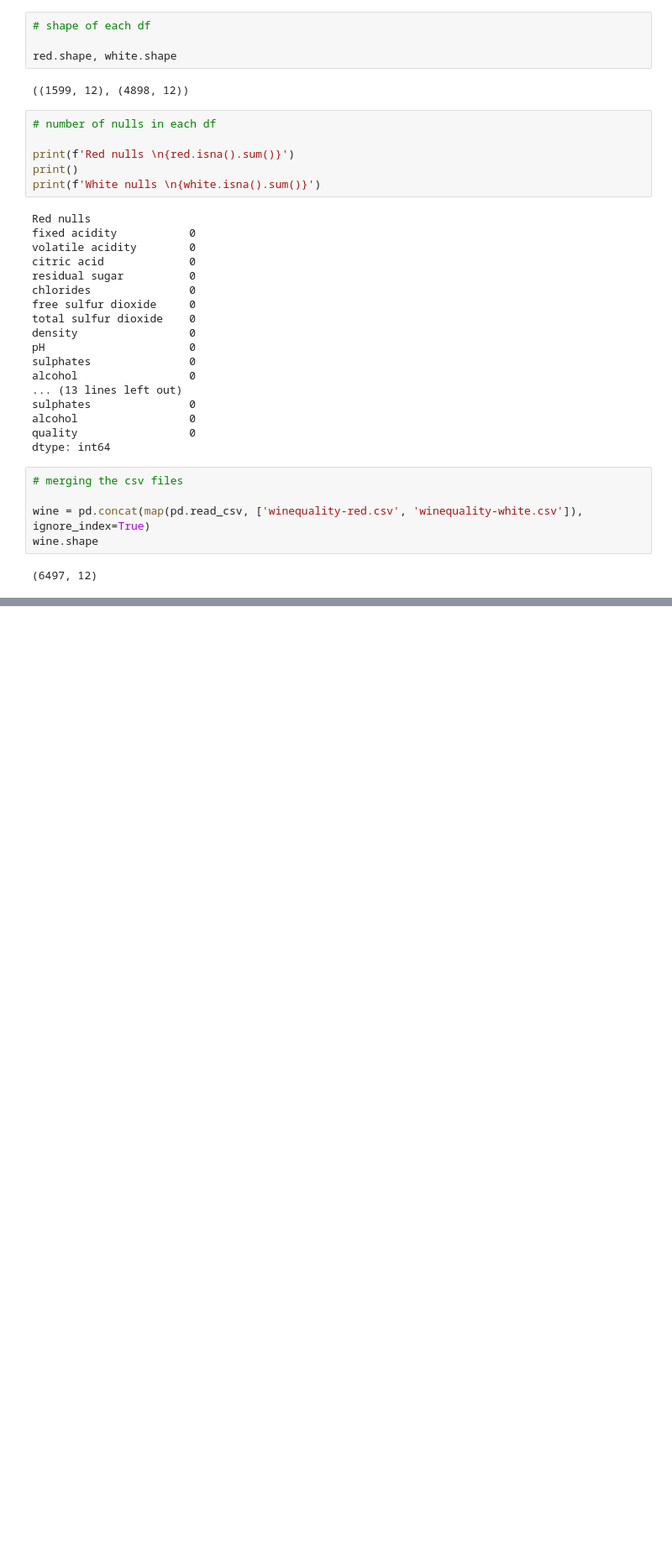
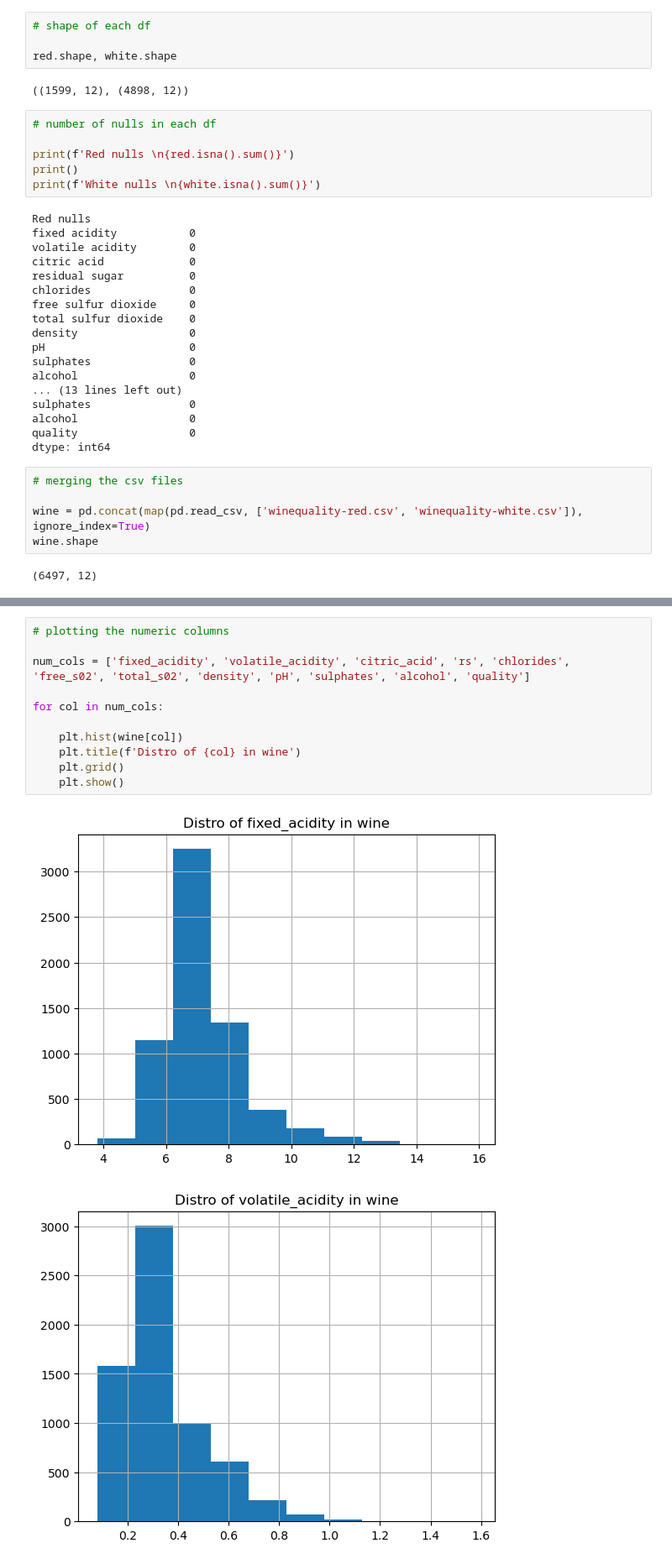
Before and after one commit to Mags-and-Smitty-Clustering-Project/group, a Jupyter notebook: project_3_workbook.ipynb, the cells around one changed output, grey strips where cells are left out. Shown at 84% size. Cells and saved outputs as stored; diff of their text form; blank space fills up the shorter version.

```diff
--- a/project_3_workbook.ipynb
+++ b/project_3_workbook.ipynb
@@ -133,0 +151,14 @@ wine.head(1)
+# %%
+# plotting the numeric columns
+
+num_cols = ['fixed_acidity', 'volatile_acidity', 'citric_acid', 'rs', 'chlorides', 'free_s02', 'total_s02', 'density', 'pH', 'sulphates', 'alcohol', 'quality']
+
+for col in num_cols:
+
+    plt.hist(wine[col])
+    plt.title(f'Distro of {col} in wine')
+    plt.grid()
+    plt.show()
+# %% [output]
+[figure, added]
+[figure, added]
```
Also changed, not shown: parts of 12 cells of this notebook.
